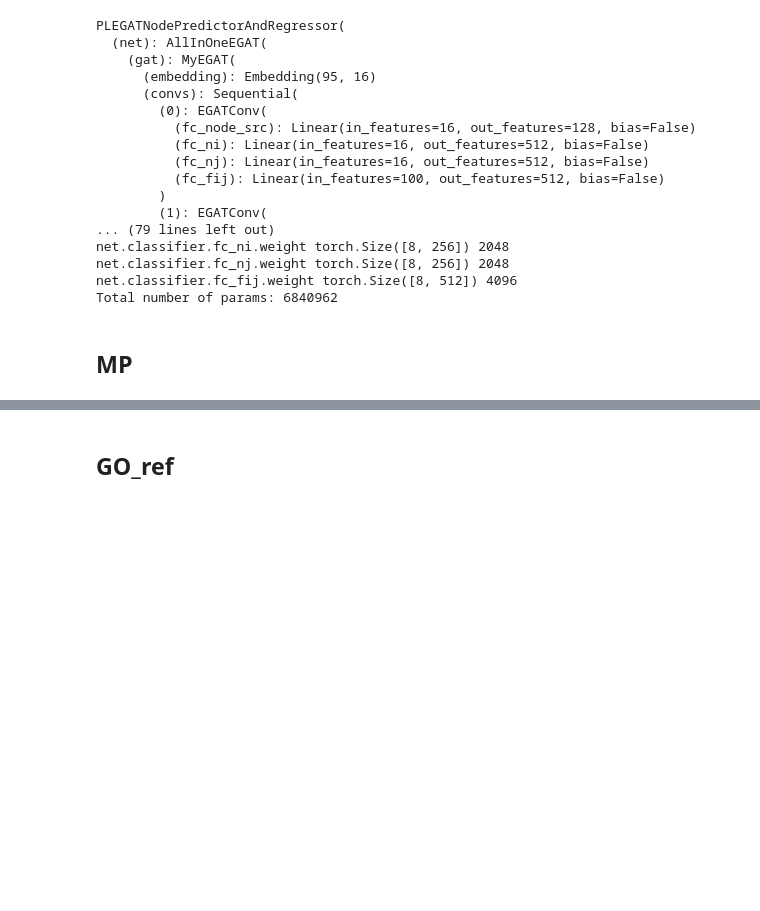
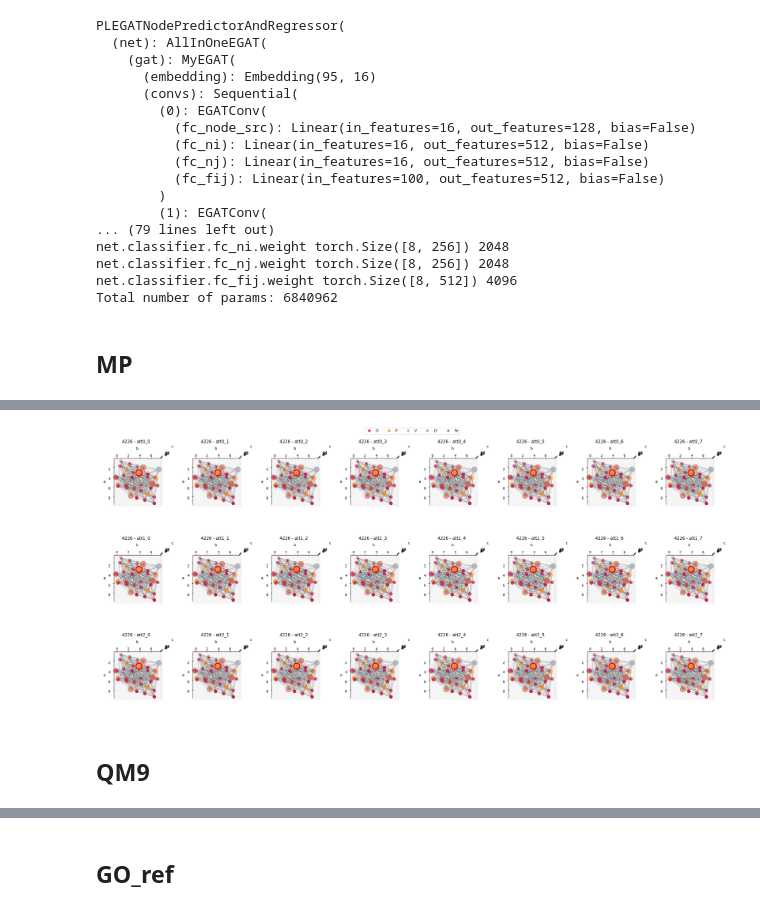
Before and after one commit to Curtaz/MaMoMo, a Jupyter notebook: node+graph_prediction.ipynb, the cells around one changed output, grey strips where cells are left out. Drawn from its saved outputs; the diff is of its cells as text; code cells hidden in the pictures; blank space fills up the shorter version.

```diff
--- a/node+graph_prediction.ipynb
+++ b/node+graph_prediction.ipynb
@@ -495,14 +459,0 @@ getView(g).show()
-# %%
-model = model.to('cpu')
-g = g.to('cpu')
-with torch.no_grad():
-    node_types = g.ndata['node_type']
-    nfeats,mask = mask_labels(node_types)
-    # efeats = transform(g.edata['bond_dist'])
-    efeats = g.edata['bond_dist_exp']
-    logits,attns = compute_attentions(model.net,g,nfeats,efeats)
-
-if INTERACTIVE:
-    display_selector(g,attns,f'{target_dict["graphs_ids"][idx]}',mask,logits.argmax(dim=1))
-else:
-    display_attn_grid(g,attns,f'{target_dict["graphs_ids"][idx]}',mask,logits.argmax(dim=1))
@@ -546,0 +500,16 @@ property_prediction_report(preds,labels)
+# %%
+model = model.to('cpu')
+g = g.to('cpu')
+with torch.no_grad():
+    node_types = g.ndata['node_type']
+    nfeats,mask = mask_labels(node_types)
+    # efeats = transform(g.edata['bond_dist'])
+    efeats = g.edata['bond_dist_exp']
+    pred,attns = compute_attentions(model.net,g,nfeats,efeats)
+    logits = pred['node']
+if INTERACTIVE:
+    display_selector(g,attns,f'{target_dict["graphs_ids"][idx]}',mask,logits.argmax(dim=1))
+else:
+    display_attn_grid(g,attns,f'{target_dict["graphs_ids"][idx]}',mask,logits.argmax(dim=1))
+# %% [output]
+[figure, added]
@@ -546,0 +518,2 @@ property_prediction_report(preds,labels)
+# %% [markdown]
+## QM9
```
Also changed, not shown: parts of 29 cells of this notebook, 2 other files.
